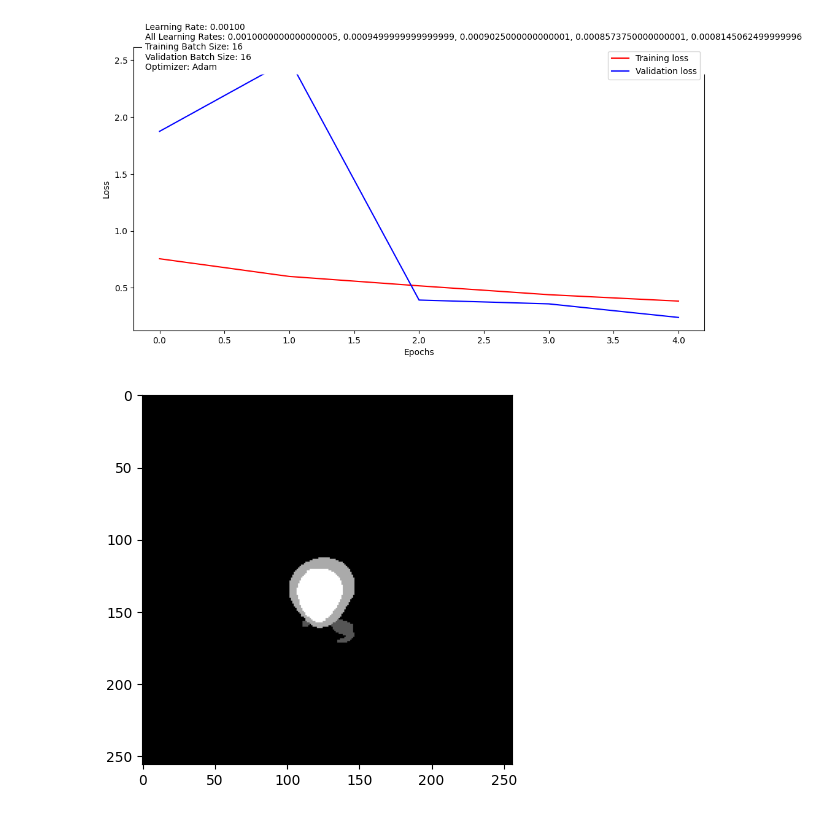
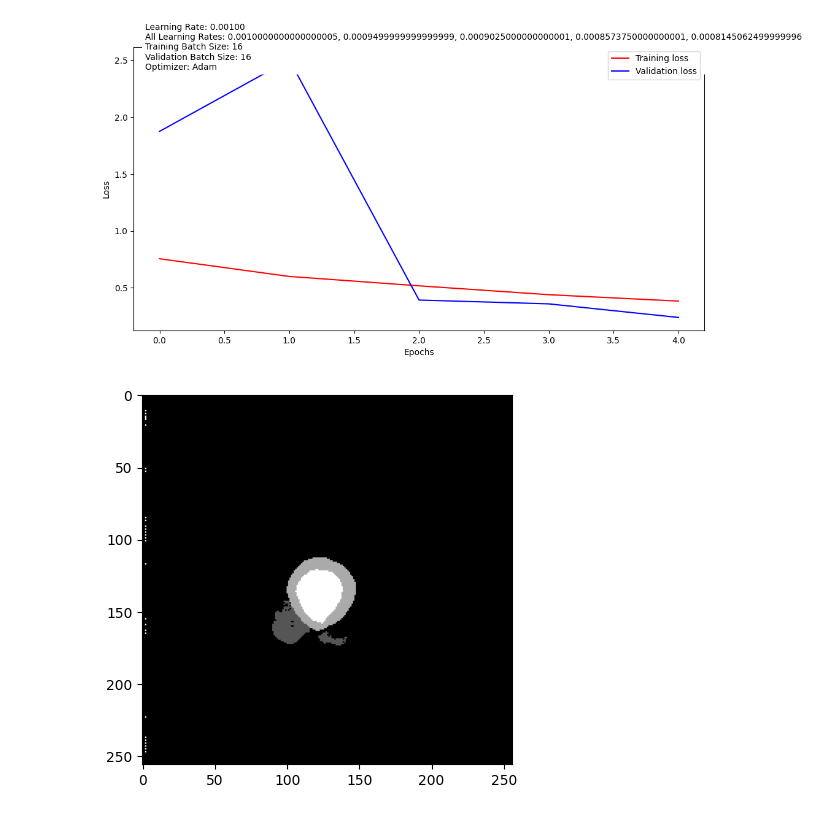
Before and after one commit to zoubiromar/UNet_Semi_Supervised_Medical_Image_Segmentation, a Jupyter notebook: mainSegmentationChallenge.ipynb, the cells around one changed output. Cells and saved outputs as stored; diff of their text form; code cells hidden in the pictures.

```diff
--- a/mainSegmentationChallenge.ipynb
+++ b/mainSegmentationChallenge.ipynb
@@ -267,6 +268,7 @@ get_training_learning(lossTotalTraining,lossTotalVal, lr, lrs, batch_size,batch_
 # %% [output]
 [figure]
 # %%
+from monai.networks.nets import Unet
 # Testing the model on an Image
 
 from PIL import Image
@@ -276,7 +278,7 @@ import matplotlib.pyplot as plt
 def plotOutput(model_path, image_path):
 
     ## CREATION OF YOUR MODEL
-    net_test = UNet(4)
+    net_test = Unet(2, 1, 4, (64, 128, 256, 512, 1024), (2, 2, 2, 2))
     net_test = net_test.to(device)
     net_test.load_state_dict(torch.load(model_path, map_location=torch.device('cpu')))
     # Load the image
@@ -308,12 +310,12 @@ def plotOutput(model_path, image_path):
 # %%
 # Displaying the outputs for different models
 
 #models_paths = ['./models/' + 'Trained/2nd_model_simple_multi_unet_model/Data_Augmented/Augmented_' + str(i) + 'x' for i in range(6)]
 import torch
 
 image_path = "./Data/val/Img/patient001_12_2.png"
 #plotOutput('./models/' + "Trained/2nd_model_simple_multi_unet_model/Data_Augmented/Augmented_5x", image_path)
-plotOutput('./models/' + 'Test_Model/30evalStagne_Epoch_Best', image_path)
-#plotOutput('./models/' + 'Trained/2nd_model_simple_multi_unet_model/Data_Augmented/Augmented_5x', image_path)
+#plotOutput('./models/' + 'Test_Model/30evalStagne_Epoch_Best', image_path)
+plotOutput('./models/' + 'Trained/New Data Augmentation 16BatchSize Monai Unet', image_path)
 # %% [output]
-[figure, old version]
+[figure, new version]
```
Also changed, not shown: parts of 1 cell of this notebook.
